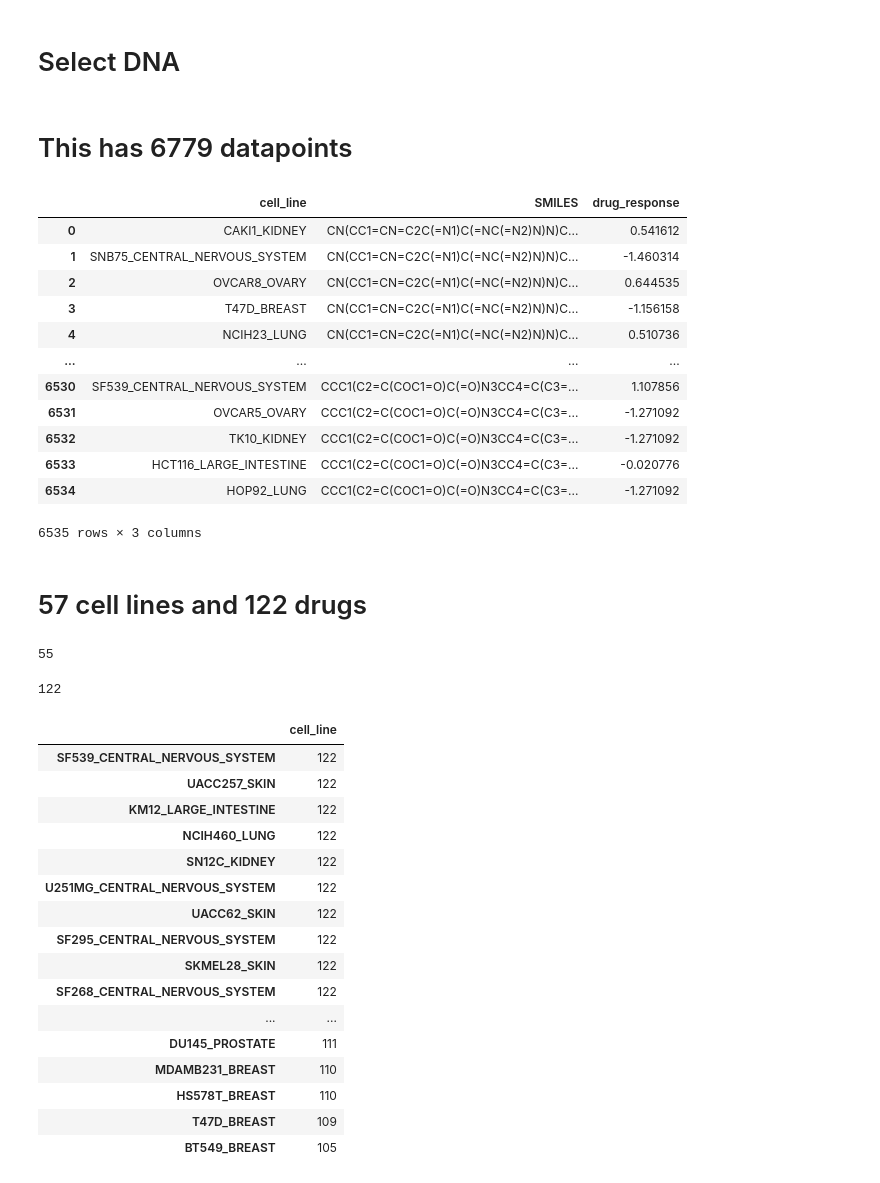
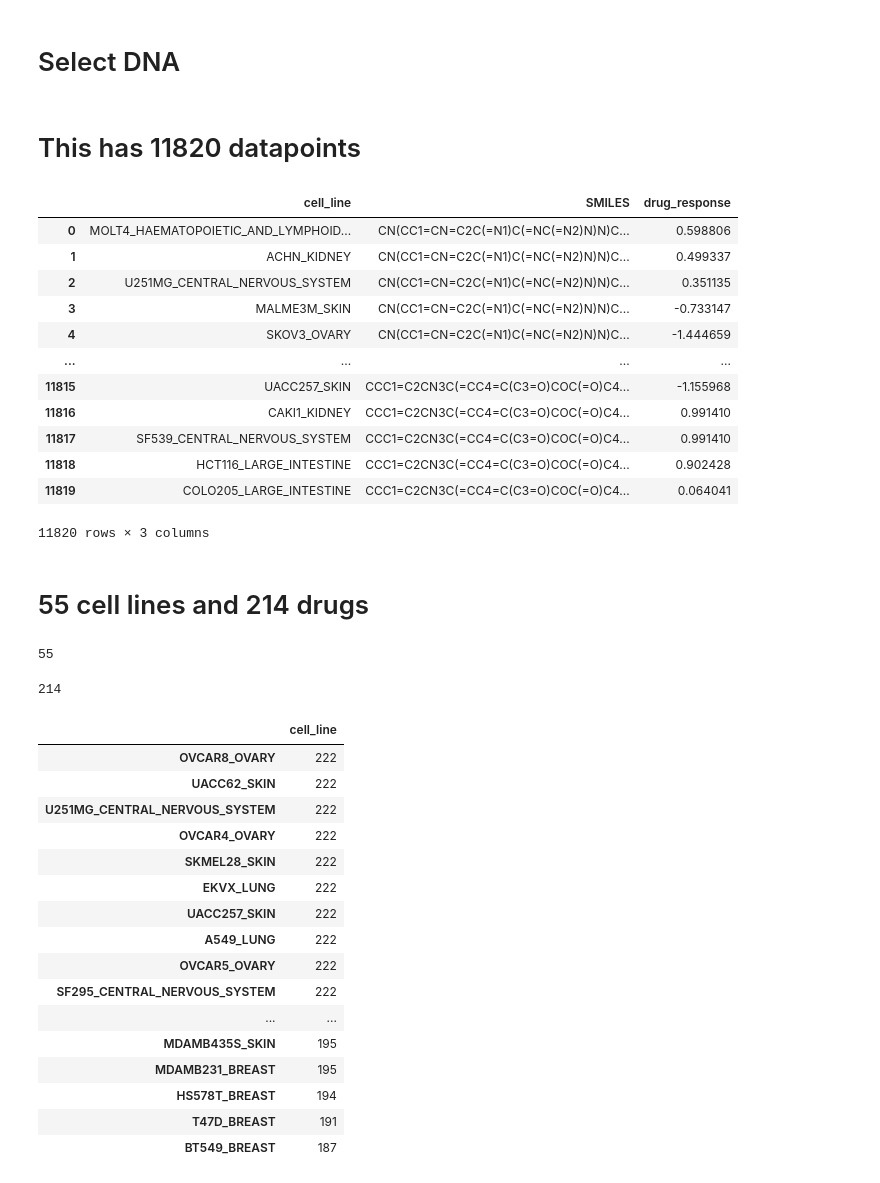
Before and after one commit to cannin/graph_neural_network_drug_response, a Jupyter notebook: notebook/get_data_with_class_label.ipynb, the cells around one changed output. Drawn from its saved outputs; the diff is of its cells as text; code cells hidden in the pictures.

```diff
--- a/notebook/get_data_with_class_label.ipynb
+++ b/notebook/get_data_with_class_label.ipynb
@@ -194,7 +106,8 @@ df = get_SMILES_from_pubchemID(pubchem_id)
 # %% [markdown]
 # Merge SMILES to main table on NSC
 # %%
-base_smiles = base_label.merge(df, on='NSC').drop('NSC', axis=1)
+smiles = pd.read_csv('../data/nsc_cid_smiles.csv')[['NSC', 'SMILES']].drop_duplicates()
+base_smiles = base_label.merge(smiles, on='NSC').drop('NSC', axis=1)
 base_smiles
 # %% [output]
 |  | drug_response | cell_line | MECHANISM | SMILES |
@@ -278,25 +156,25 @@ base_smiles[
 # %%
 df_dna = base_smiles[base_smiles['MECHANISM'] == 'DNA'].reset_index(drop=True)[['cell_line', 'SMILES', 'drug_response']]
 # %% [markdown]
-# This has 6779 datapoints
+# This has 11820 datapoints
 # %%
-df_dna
+df_dna.drop_duplicates()
 # %% [output]
 |  | cell_line | SMILES | drug_response |
-| 0 | CAKI1_KIDNEY | CN(CC1=CN=C2C(=N1)C(=NC(=N2)N)N)C... | 0.541612 |
-| 1 | SNB75_CENTRAL_NERVOUS_SYSTEM | CN(CC1=CN=C2C(=N1)C(=NC(=N2)N)N)C... | -1.460314 |
-| 2 | OVCAR8_OVARY | CN(CC1=CN=C2C(=N1)C(=NC(=N2)N)N)C... | 0.644535 |
-| 3 | T47D_BREAST | CN(CC1=CN=C2C(=N1)C(=NC(=N2)N)N)C... | -1.156158 |
-| 4 | NCIH23_LUNG | CN(CC1=CN=C2C(=N1)C(=NC(=N2)N)N)C... | 0.510736 |
+| 0 | MOLT4_HAEMATOPOIETIC_AND_LYMPHOID... | CN(CC1=CN=C2C(=N1)C(=NC(=N2)N)N)C... | 0.598806 |
+| 1 | ACHN_KIDNEY | CN(CC1=CN=C2C(=N1)C(=NC(=N2)N)N)C... | 0.499337 |
+| 2 | U251MG_CENTRAL_NERVOUS_SYSTEM | CN(CC1=CN=C2C(=N1)C(=NC(=N2)N)N)C... | 0.351135 |
+| 3 | MALME3M_SKIN | CN(CC1=CN=C2C(=N1)C(=NC(=N2)N)N)C... | -0.733147 |
+| 4 | SKOV3_OVARY | CN(CC1=CN=C2C(=N1)C(=NC(=N2)N)N)C... | -1.444659 |
 | ... | ... | ... | ... |
-| 6530 | SF539_CENTRAL_NERVOUS_SYSTEM | CCC1(C2=C(COC1=O)C(=O)N3CC4=C(C3=... | 1.107856 |
-| 6531 | OVCAR5_OVARY | CCC1(C2=C(COC1=O)C(=O)N3CC4=C(C3=... | -1.271092 |
-| 6532 | TK10_KIDNEY | CCC1(C2=C(COC1=O)C(=O)N3CC4=C(C3=... | -1.271092 |
-| 6533 | HCT116_LARGE_INTESTINE | CCC1(C2=C(COC1=O)C(=O)N3CC4=C(C3=... | -0.020776 |
-| 6534 | HOP92_LUNG | CCC1(C2=C(COC1=O)C(=O)N3CC4=C(C3=... | -1.271092 |
+| 11815 | UACC257_SKIN | CCC1=C2CN3C(=CC4=C(C3=O)COC(=O)C4... | -1.155968 |
+| 11816 | CAKI1_KIDNEY | CCC1=C2CN3C(=CC4=C(C3=O)COC(=O)C4... | 0.991410 |
+| 11817 | SF539_CENTRAL_NERVOUS_SYSTEM | CCC1=C2CN3C(=CC4=C(C3=O)COC(=O)C4... | 0.991410 |
+| 11818 | HCT116_LARGE_INTESTINE | CCC1=C2CN3C(=CC4=C(C3=O)COC(=O)C4... | 0.902428 |
+| 11819 | COLO205_LARGE_INTESTINE | CCC1=C2CN3C(=CC4=C(C3=O)COC(=O)C4... | 0.064041 |
-6535 rows × 3 columns
+11820 rows × 3 columns
 # %% [markdown]
-# 57 cell lines and 122 drugs
+# 55 cell lines and 214 drugs
 # %%
 len(set(df_dna['cell_line']))
 # %% [output]
@@ -304,27 +182,27 @@ len(set(df_dna['cell_line']))
 # %%
 len(set(df_dna['SMILES']))
 # %% [output]
-122
+214
 # %%
 pd.DataFrame(df_dna['cell_line'].value_counts())
 # %% [output]
 |  | cell_line |
-| SF539_CENTRAL_NERVOUS_SYSTEM | 122 |
-| UACC257_SKIN | 122 |
-| KM12_LARGE_INTESTINE | 122 |
-| NCIH460_LUNG | 122 |
-| SN12C_KIDNEY | 122 |
-| U251MG_CENTRAL_NERVOUS_SYSTEM | 122 |
-| UACC62_SKIN | 122 |
-| SF295_CENTRAL_NERVOUS_SYSTEM | 122 |
-| SKMEL28_SKIN | 122 |
-| SF268_CENTRAL_NERVOUS_SYSTEM | 122 |
+| OVCAR8_OVARY | 222 |
+| UACC62_SKIN | 222 |
+| U251MG_CENTRAL_NERVOUS_SYSTEM | 222 |
+| OVCAR4_OVARY | 222 |
+| SKMEL28_SKIN | 222 |
+| EKVX_LUNG | 222 |
+| UACC257_SKIN | 222 |
+| A549_LUNG | 222 |
+| OVCAR5_OVARY | 222 |
+| SF295_CENTRAL_NERVOUS_SYSTEM | 222 |
 | ... | ... |
-| DU145_PROSTATE | 111 |
-| MDAMB231_BREAST | 110 |
-| HS578T_BREAST | 110 |
-| T47D_BREAST | 109 |
-| BT549_BREAST | 105 |
+| MDAMB435S_SKIN | 195 |
+| MDAMB231_BREAST | 195 |
+| HS578T_BREAST | 194 |
+| T47D_BREAST | 191 |
+| BT549_BREAST | 187 |
 # %%
 pd.DataFrame(df_dna['SMILES'].value_counts())
 # %% [output]
```
Also changed, not shown: parts of 17 cells of this notebook, 2 other files.
